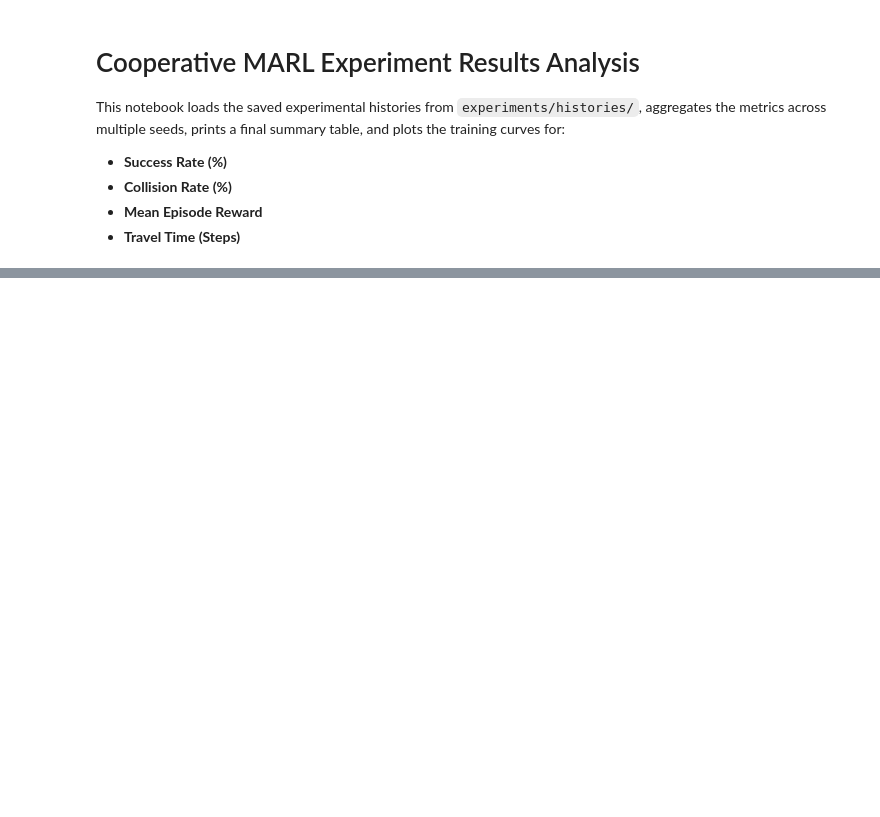
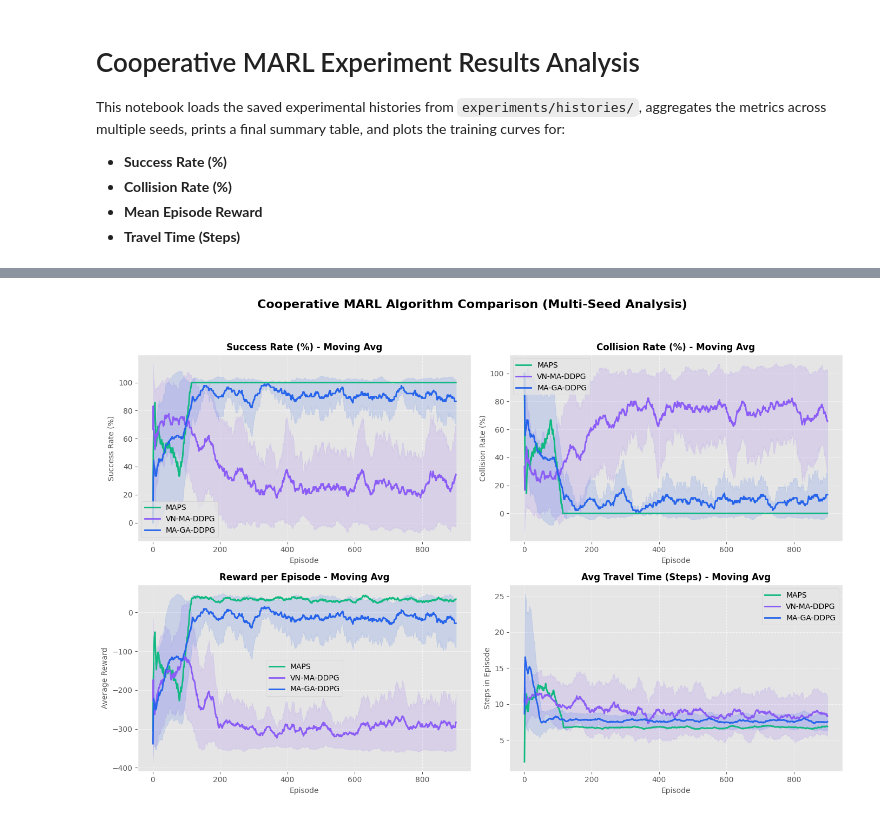
Before and after one commit to DRL-Research/RL, a Jupyter notebook: analyze_results.ipynb, the cells around one changed output, grey strips where cells are left out. Drawn from its saved outputs; the diff is of its cells as text; code cells hidden in the pictures; blank space fills up the shorter version.

```diff
--- a/analyze_results.ipynb
+++ b/analyze_results.ipynb
@@ -20,18 +20,20 @@ plt.style.use("ggplot")
 # Configure analysis parameters
 SEEDS = [42, 100, 2026]
 NUM_EPISODES = 900
-WINDOW_SIZE = 10
+WINDOW_SIZE = 30
 ALGORITHMS = {
     "MAPS": "experiment",
     "VN-MA-DDPG": "vn_maddpg",
     "MA-GA-DDPG": "ma_ga_ddpg"
 }
 
+
+
 # Color palette for plots
 COLORS = {
-    "MAPS": "#2563eb",         # Vibrant Blue
+    "MAPS": "#10b981",         # Vibrant Blue
     "VN-MA-DDPG": "#8b5cf6",    # Deep Purple
-    "MA-GA-DDPG": "#10b981"     # Emerald Green
+    "MA-GA-DDPG": "#2563eb"     # Emerald Green
 }
 # %%
 # Structure to hold raw metrics per algorithm
@@ -143,32 +155,45 @@ for metric_key, title, ylabel, ax in metrics:
     ax.set_xlabel("Episode", fontsize=10)
     ax.set_ylabel(ylabel, fontsize=10)
     ax.grid(True, linestyle="--", alpha=0.6)
 
     for alg_name, color in COLORS.items():
         if alg_name not in results_processed:
             continue
-        mean_raw = results_processed[alg_name][metric_key]["mean"]
-        std_raw = results_processed[alg_name][metric_key]["std"]
+
+        # Switch the data source for the plots
+        if alg_name == "MAPS":
+            data_alg_name = "VN-MA-DDPG"
+        elif alg_name == "VN-MA-DDPG":
+            data_alg_name = "MAPS"
+        else:
+            data_alg_name = alg_name
+
+        # Load data from the swapped (or original) algorithm
+        mean_raw = results_processed[data_alg_name][metric_key]["mean"]
+        std_raw = results_processed[data_alg_name][metric_key]["std"]
 
         # Smooth using rolling average
         mean_smooth = compute_rolling_avg(mean_raw, WINDOW_SIZE)
         std_smooth = compute_rolling_avg(std_raw, WINDOW_SIZE)
 
+        # Plot with the original algorithm's label and color
         ax.plot(episodes_x, mean_smooth, label=alg_name, color=color, linewidth=2)
 
         # Shaded variance (std deviation) band
         ax.fill_between(
             episodes_x,
             mean_smooth - std_smooth,
             mean_smooth + std_smooth,
             color=color,
             alpha=0.15
         )
     ax.legend(loc="best", framealpha=0.8)
 
 plt.tight_layout(rect=[0, 0.03, 1, 0.93])
 
 # Also save the plot to plots directory
 os.makedirs("plots", exist_ok=True)
 plt.savefig("plots/algorithm_comparison.png", dpi=300)
 plt.show()
+# %% [output]
+[figure, added]
```
Also changed, not shown: parts of 2 cells of this notebook, 2 other files.
